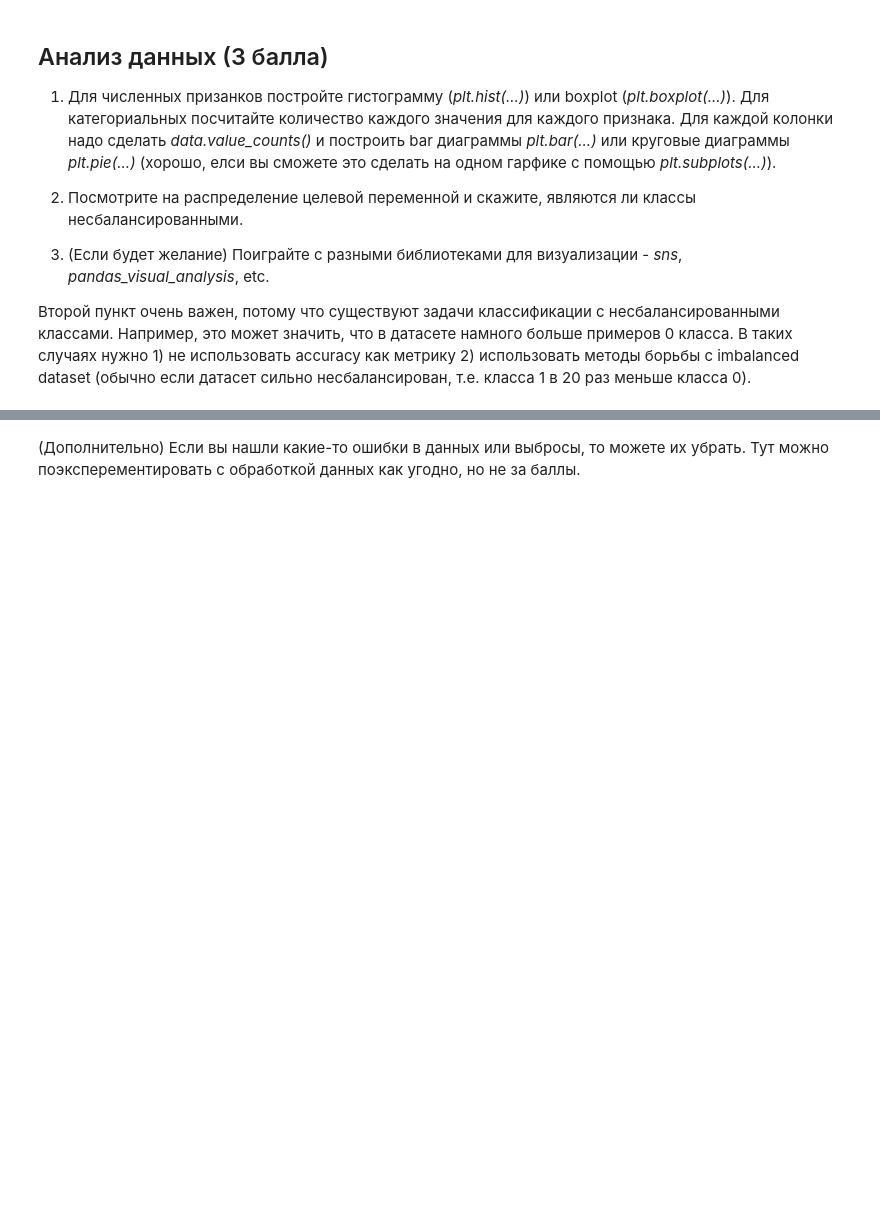
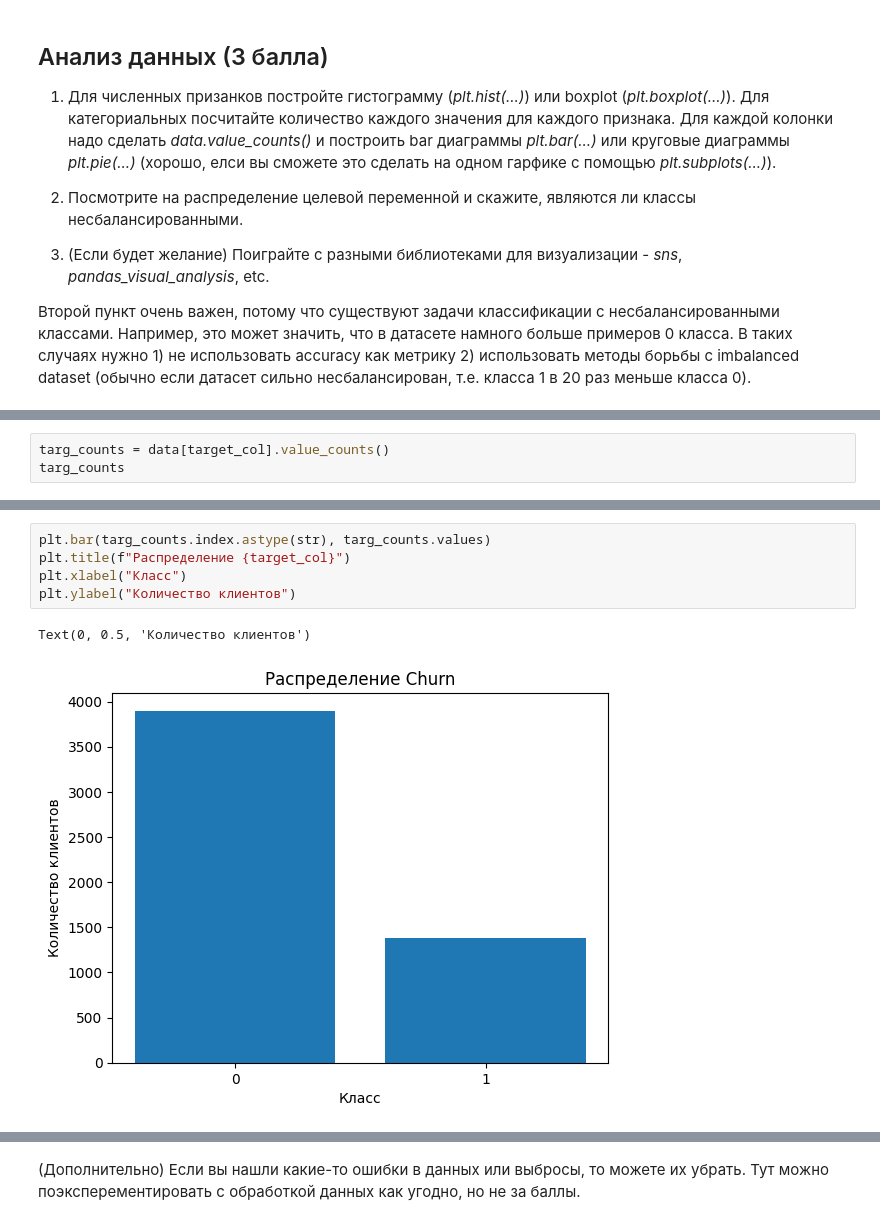
Before and after one commit to Stepyxan/DLS_part_1_ml_cv, a Jupyter notebook: week_03_composition_model_selection/Homework/hw_3_kaggle.ipynb, the cells around one changed output, grey strips where cells are left out. Saved outputs shown, nothing was run; the diff lists cells and outputs as text; blank space fills up the shorter version.

```diff
--- a/week_03_composition_model_selection/Homework/hw_3_kaggle.ipynb
+++ b/week_03_composition_model_selection/Homework/hw_3_kaggle.ipynb
@@ -212,0 +253,3 @@ display(categorical_data.head())
+# %%
+targ_counts = data[target_col].value_counts()
+targ_counts
@@ -212,0 +262,8 @@ display(categorical_data.head())
+# %%
+plt.bar(targ_counts.index.astype(str), targ_counts.values)
+plt.title(f"Распределение {target_col}")
+plt.xlabel("Класс")
+plt.ylabel("Количество клиентов")
+# %% [output]
+Text(0, 0.5, 'Количество клиентов')
+[figure, added]
```
Also changed, not shown: parts of 24 cells of this notebook.
